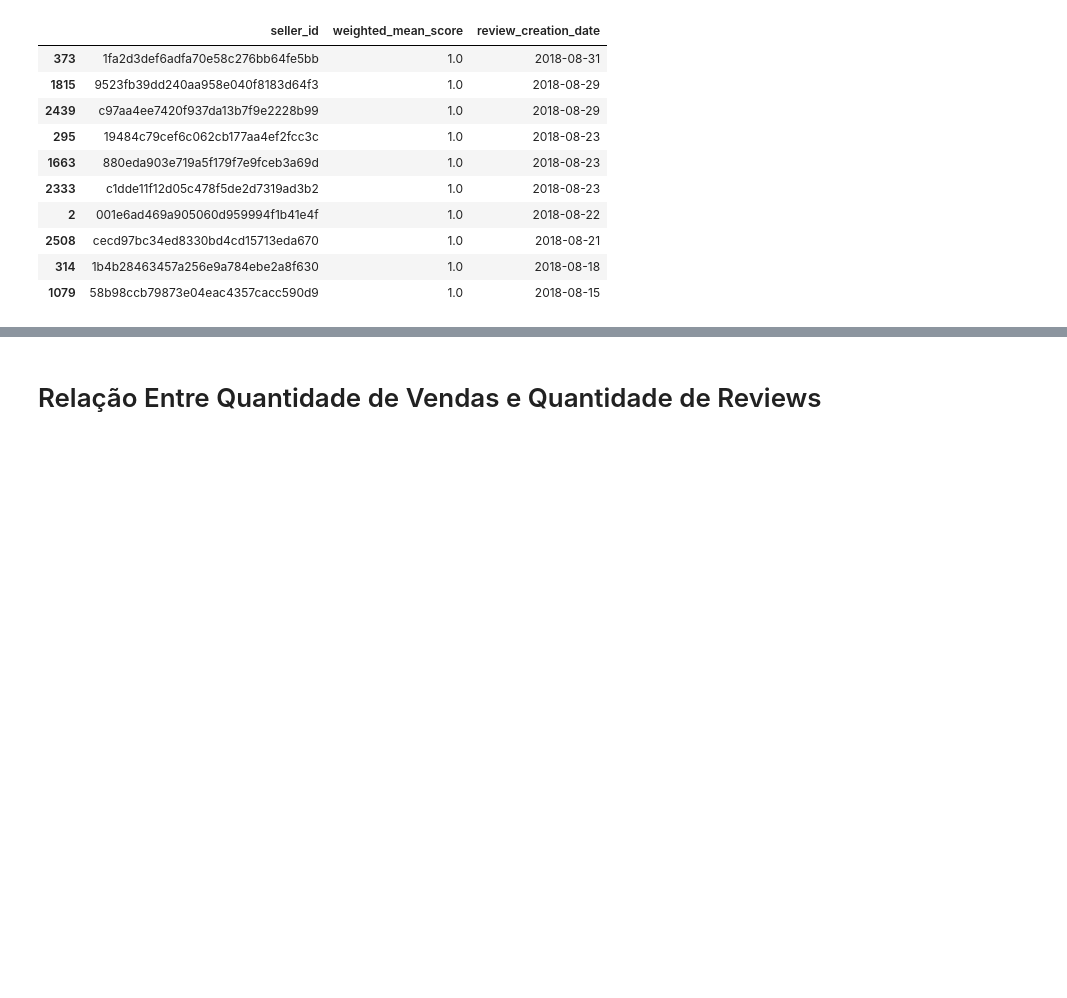
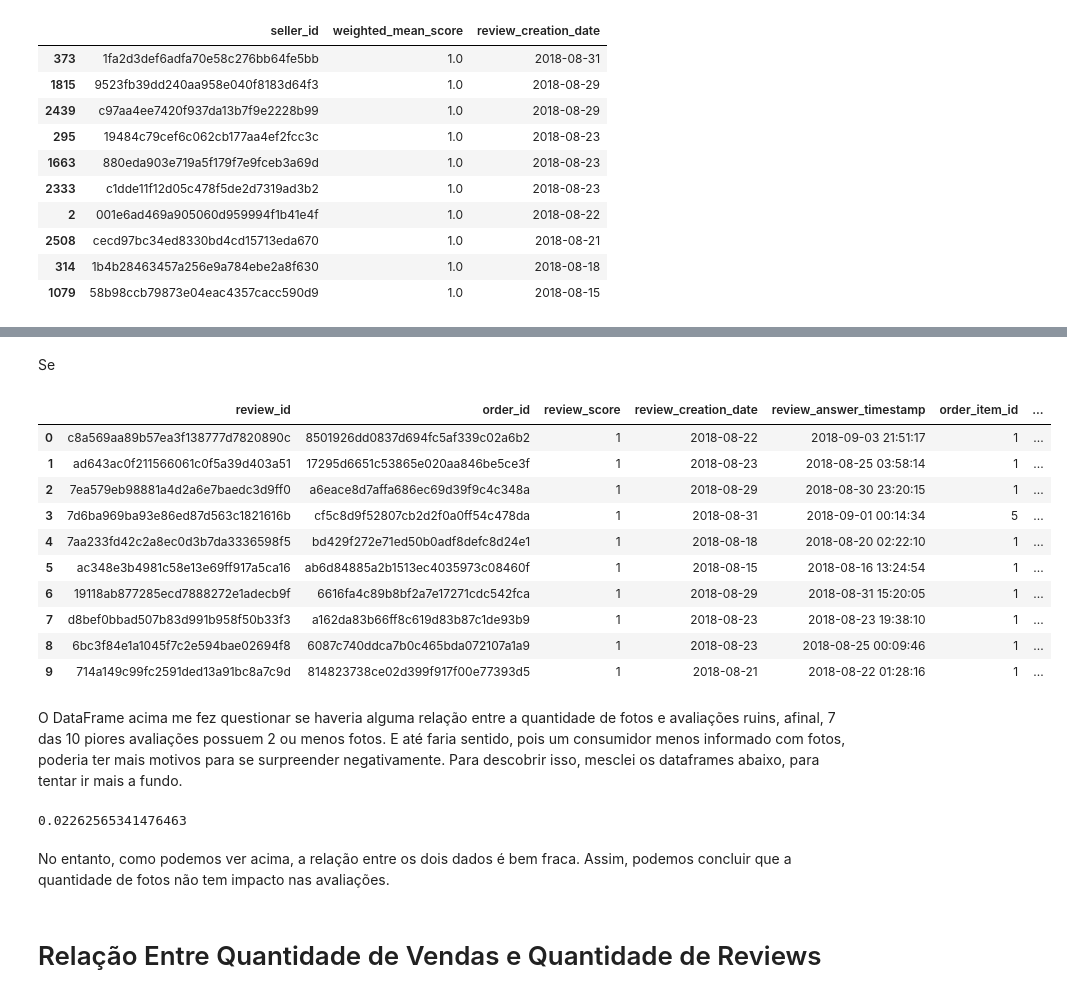
Before and after one commit to BaRobles/Compass_Data_Science, a Jupyter notebook: Sprint 1/1.Sprint.Compass.ipynb, the cells around one changed output, grey strips where cells are left out. Drawn from its saved outputs; the diff is of its cells as text; code cells hidden in the pictures; blank space fills up the shorter version.

```diff
--- a/Sprint 1/1.Sprint.Compass.ipynb
+++ b/Sprint 1/1.Sprint.Compass.ipynb
@@ -1175,2 +1213,33 @@ bottom_10_sellers_weighted
+# %% [markdown]
+Se
+# %%
+# Filtrando merged_reviews_sellers para pegar apenas as linhas relacionadas aos seller_id presentes em bottom_10_sellers_weighted
+filtered_merged_reviews = merged_reviews_sellers[merged_reviews_sellers['seller_id'].isin(bottom_10_sellers_weighted['seller_id'])]
+
+# Juntando filtered_merged_reviews com df_products usando product_id como chave de junção
+merged_filtered_products = pd.merge(filtered_merged_reviews, df_products, on='product_id', how='inner')
+merged_filtered_products
+# %% [output]
+|  | review_id | order_id | review_score | review_creation_date | review_answer_timestamp | order_item_id | ... |
+| 0 | c8a569aa89b57ea3f138777d7820890c | 8501926dd0837d694fc5af339c02a6b2 | 1 | 2018-08-22 | 2018-09-03 21:51:17 | 1 | ... |
+| 1 | ad643ac0f211566061c0f5a39d403a51 | 17295d6651c53865e020aa846be5ce3f | 1 | 2018-08-23 | 2018-08-25 03:58:14 | 1 | ... |
+| 2 | 7ea579eb98881a4d2a6e7baedc3d9ff0 | a6eace8d7affa686ec69d39f9c4c348a | 1 | 2018-08-29 | 2018-08-30 23:20:15 | 1 | ... |
+| 3 | 7d6ba969ba93e86ed87d563c1821616b | cf5c8d9f52807cb2d2f0a0ff54c478da | 1 | 2018-08-31 | 2018-09-01 00:14:34 | 5 | ... |
+| 4 | 7aa233fd42c2a8ec0d3b7da3336598f5 | bd429f272e71ed50b0adf8defc8d24e1 | 1 | 2018-08-18 | 2018-08-20 02:22:10 | 1 | ... |
+| 5 | ac348e3b4981c58e13e69ff917a5ca16 | ab6d84885a2b1513ec4035973c08460f | 1 | 2018-08-15 | 2018-08-16 13:24:54 | 1 | ... |
+| 6 | 19118ab877285ecd7888272e1adecb9f | 6616fa4c89b8bf2a7e17271cdc542fca | 1 | 2018-08-29 | 2018-08-31 15:20:05 | 1 | ... |
+| 7 | d8bef0bbad507b83d991b958f50b33f3 | a162da83b66ff8c619d83b87c1de93b9 | 1 | 2018-08-23 | 2018-08-23 19:38:10 | 1 | ... |
+| 8 | 6bc3f84e1a1045f7c2e594bae02694f8 | 6087c740ddca7b0c465bda072107a1a9 | 1 | 2018-08-23 | 2018-08-25 00:09:46 | 1 | ... |
+| 9 | 714a149c99fc2591ded13a91bc8a7c9d | 814823738ce02d399f917f00e77393d5 | 1 | 2018-08-21 | 2018-08-22 01:28:16 | 1 | ... |
+# %% [markdown]
+O DataFrame acima me fez questionar se haveria alguma relação entre a quantidade de fotos e avaliações ruins, afinal, 7 das 10 piores avaliações possuem 2 ou menos fotos. E até faria sentido, pois um consumidor menos informado com fotos, poderia ter mais motivos para se surpreender negativamente. Para descobrir isso, mesclei os dataframes abaixo, para tentar ir mais a fundo.
+# %%
+photo_review = pd.merge(merged_reviews_sellers, df_products, on='product_id')
+correlation = photo_review['product_photos_qty'].corr(photo_review['review_score'])
+correlation
+# %% [output]
+0.02262565341476463
+# %% [markdown]
+No entanto, como podemos ver acima, a relação entre os dois dados é bem fraca. Assim, podemos concluir que a quantidade de fotos não tem impacto nas avaliações.
 # %% [markdown]
 # Relação Entre Quantidade de Vendas e Quantidade de Reviews<a id="reviews-sales"></a>
```
Also changed, not shown: parts of 54 cells of this notebook.
